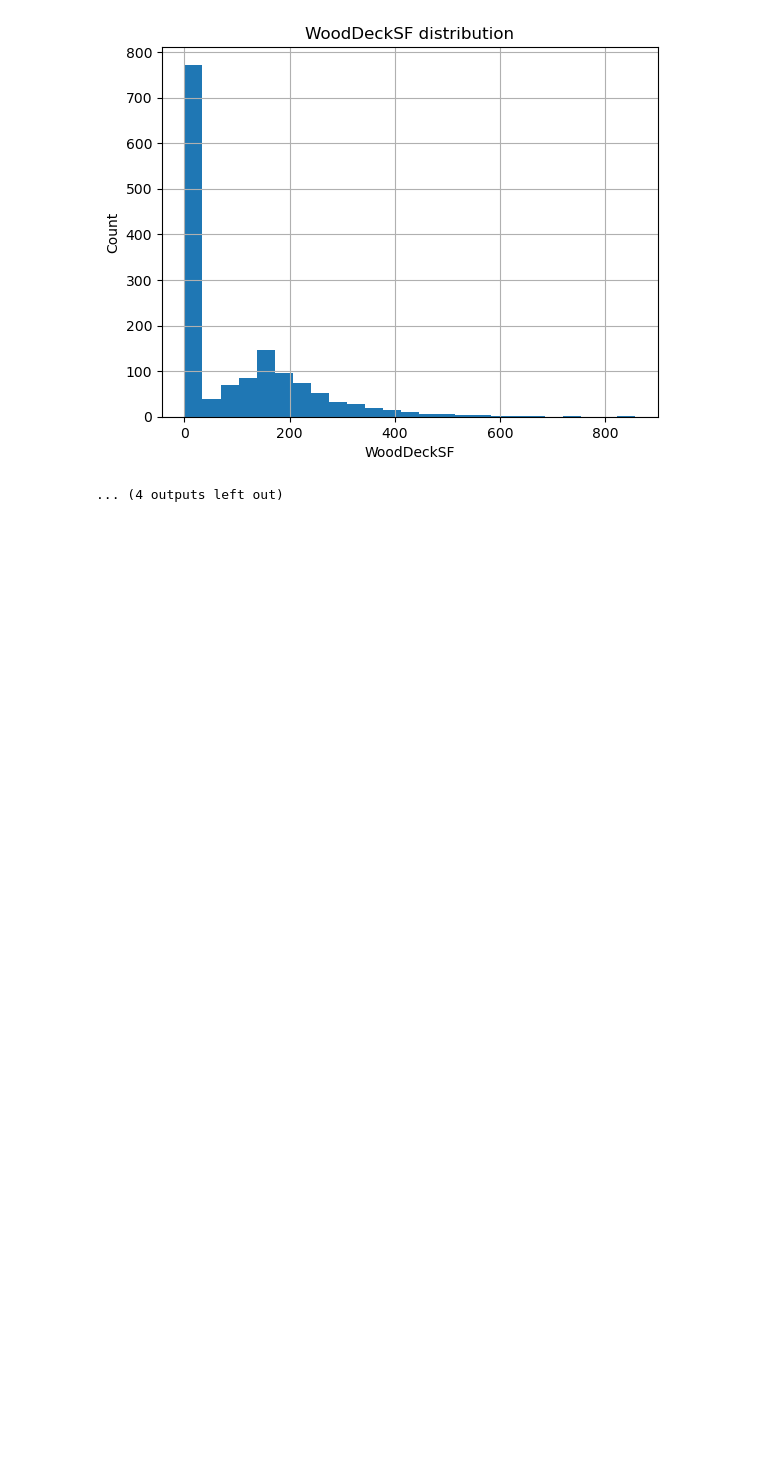
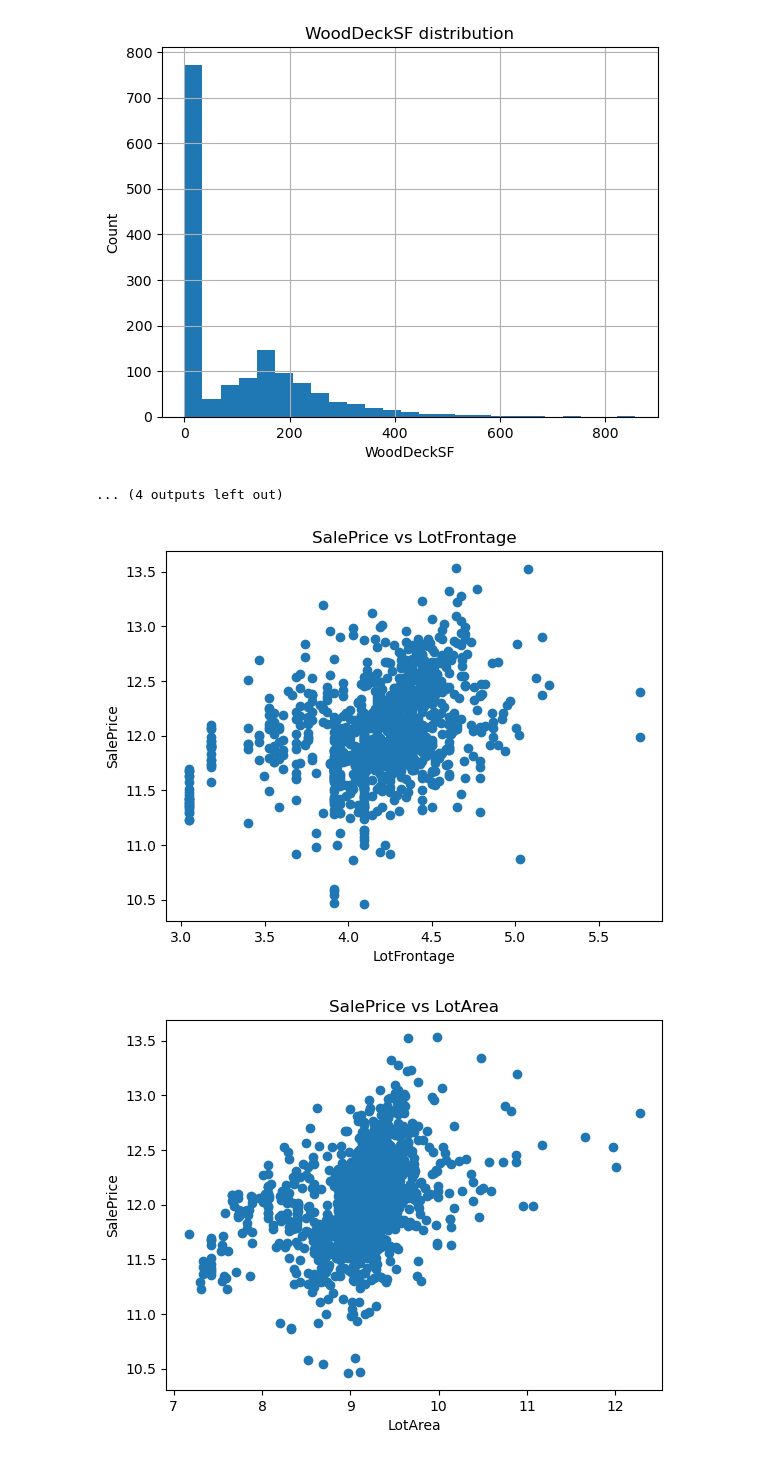
Before and after one commit to kavehnamvar/ML-pipeline-House-price, a Jupyter notebook: 1_EDA.ipynb, the cells around one changed output. Cells and saved outputs as stored; diff of their text form; code cells hidden in the pictures; blank space fills up the shorter version.

```diff
--- a/1_EDA.ipynb
+++ b/1_EDA.ipynb
@@ -415,3 +415,21 @@ for feature in continuous_features:
 [figure]
 [figure]
 ... (4 outputs left out)
+# %%
+## we transform the target variable to have a normal distribution and all other continuous features
+
+for feature in continuous_features:
+    data = dataset.copy()
+    if 0 in data[feature].unique():
+        pass
+    else:
+        data[feature] = np.log(data[feature])
+        data['SalePrice'] = np.log(data['SalePrice'])
+        plt.scatter(data[feature], data['SalePrice'])
+        plt.xlabel(feature)
+        plt.ylabel('SalePrice')
+        plt.title(f'SalePrice vs {feature}')
+        plt.show()
+# %% [output]
+[figure, added]
+[figure, added]
```
Also changed, not shown: parts of 11 cells of this notebook, 1 other file.
